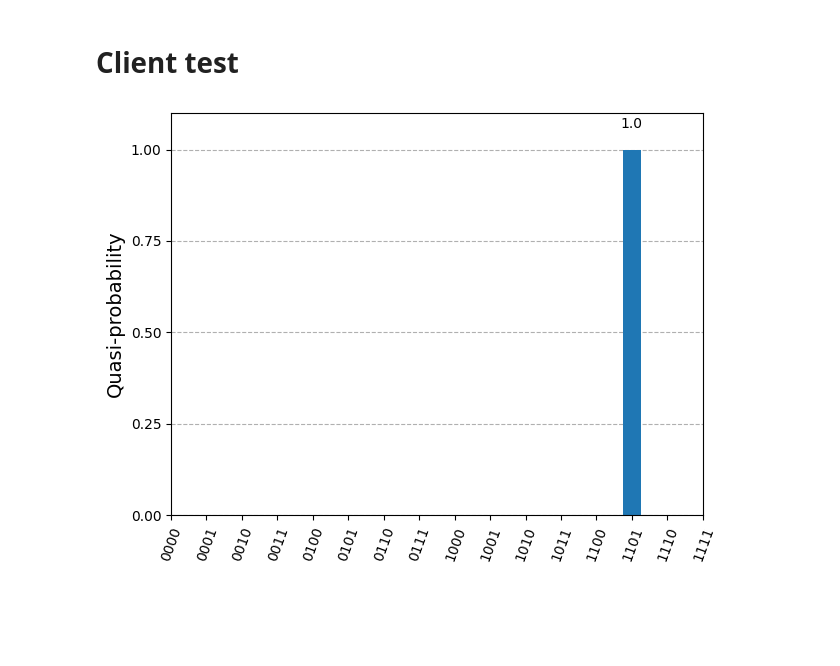
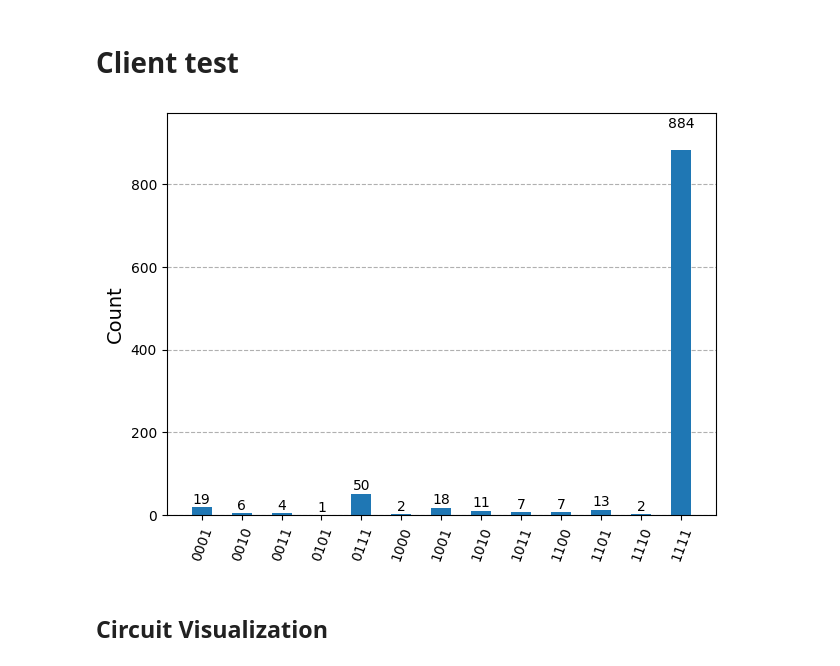
Before and after one commit to Dreamerend3008/Cuantum-Computing-Simulator, a Jupyter notebook: backend/test.ipynb, the cells around one changed output. Cells and saved outputs as stored; diff of their text form; code cells hidden in the pictures; blank space fills up the shorter version.

```diff
--- a/backend/test.ipynb
+++ b/backend/test.ipynb
@@ -29,25 +29,31 @@ def dict_builder(nq, clb, initial_state, algorithm, runner_mode, noise_model, sh
 # %%
 nq = 4
 clb = 0
-initial_state = '1000'
-runner_mode = 'statevector'
+initial_state = '1110'
+runner_mode = 'shot'
 noise_model = 'depolarizing'
 shots = 1024
 
 algorithm_instructions = [
-                            {"name": "H", "qubits": [0]},
-                            {"name": "CX", "qubits": [0,1]},
-                            {"name": "CX", "qubits": [0,2]},
-                            {"name": "CX", "qubits": [0,3]},
+                            #{"name": "H", "qubits": [0]},
+                            #{"name": "CX", "qubits": [0,1]},
+                            #{"name": "CX", "qubits": [0,2]},
+                            #{"name": "CX", "qubits": [0,3]},
                             #{"name": "HALF_ADD", "qubits": [0,1,2,3]},
-                            #{"name": "FULL_ADD", "qubits": [0,1,2,3]},
+                            {"name": "FULL_ADD", "qubits": [0,1,2,3]},
+                            #{"name": "OLD_FULL_ADD", "qubits": [0,1,2,3,4,5,6,7]},
                         ]
 dicccionary = dict_builder(nq, clb, initial_state, algorithm_instructions, runner_mode, noise_model, shots)
 # %%
 result = simulate_circuit(dicccionary, time.time())
 
 counts = result.get('output').get('results')
 
+counts = {k: abs(v) for k, v in counts.items() }
+
 plot_histogram(counts)
+#print(counts)
 # %% [output]
-[figure, old version]
+[figure, new version]
+# %% [markdown]
+## Circuit Visualization
```
Also changed, not shown: parts of 9 cells of this notebook, 7 other files.
